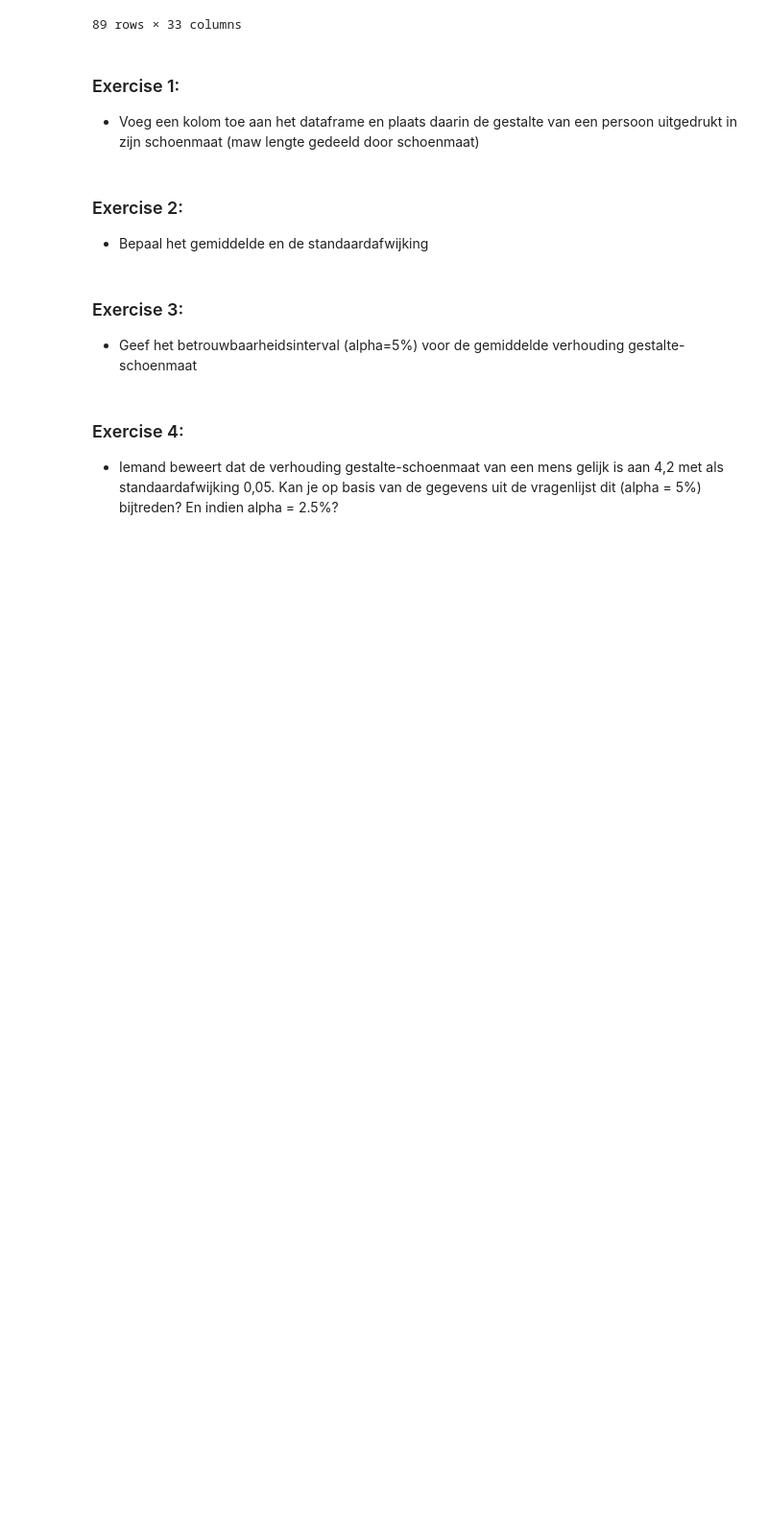
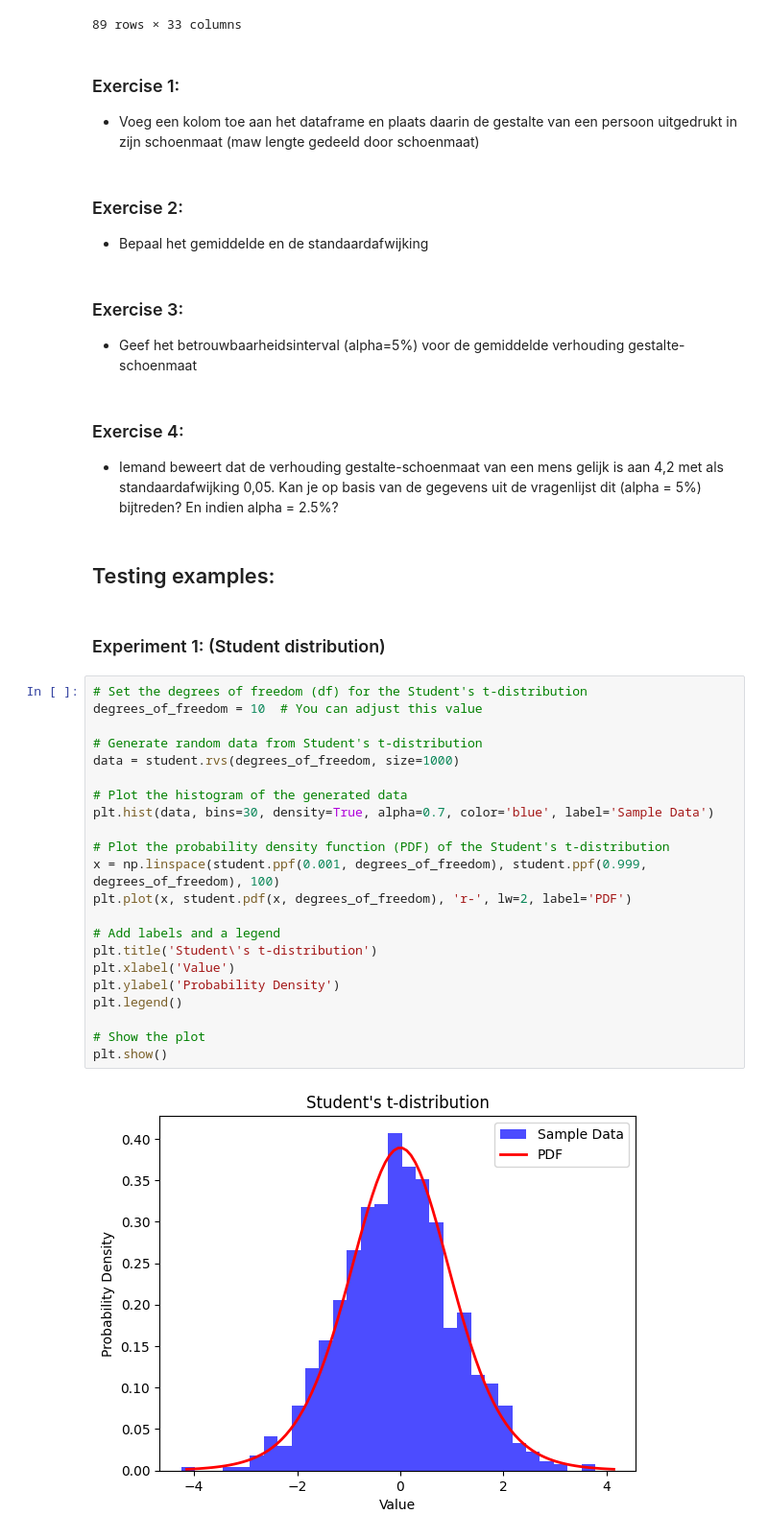
Before and after one commit to EliasDeHondt/DataScience2, a Jupyter notebook: W15P3/Exercises tests part 1.ipynb, the cells around one changed output. Shown at 96% size. Cells and saved outputs as stored; diff of their text form; blank space fills up the shorter version.

```diff
--- a/W15P3/Exercises tests part 1.ipynb
+++ b/W15P3/Exercises tests part 1.ipynb
@@ -135,3 +175,31 @@ display(studentQuestions)
 # %% [markdown]
 ### Exercise 4:
 - Iemand beweert dat de verhouding gestalte-schoenmaat van een mens gelijk is aan 4,2 met als standaardafwijking 0,05. Kan je op basis van de gegevens uit de vragenlijst dit (alpha = 5%) bijtreden? En indien alpha = 2.5%?
+# %% [markdown]
+## Testing examples:
+# %% [markdown]
+### Experiment 1: (Student distribution)
+# %%
+# Set the degrees of freedom (df) for the Student's t-distribution
+degrees_of_freedom = 10  # You can adjust this value
+
+# Generate random data from Student's t-distribution
+data = student.rvs(degrees_of_freedom, size=1000)
+
+# Plot the histogram of the generated data
+plt.hist(data, bins=30, density=True, alpha=0.7, color='blue', label='Sample Data')
+
+# Plot the probability density function (PDF) of the Student's t-distribution
+x = np.linspace(student.ppf(0.001, degrees_of_freedom), student.ppf(0.999, degrees_of_freedom), 100)
+plt.plot(x, student.pdf(x, degrees_of_freedom), 'r-', lw=2, label='PDF')
+
+# Add labels and a legend
+plt.title('Student\'s t-distribution')
+plt.xlabel('Value')
+plt.ylabel('Probability Density')
+plt.legend()
+
+# Show the plot
+plt.show()
+# %% [output]
+[figure, added]
```
Also changed, not shown: parts of 5 cells of this notebook, 1 other file.
